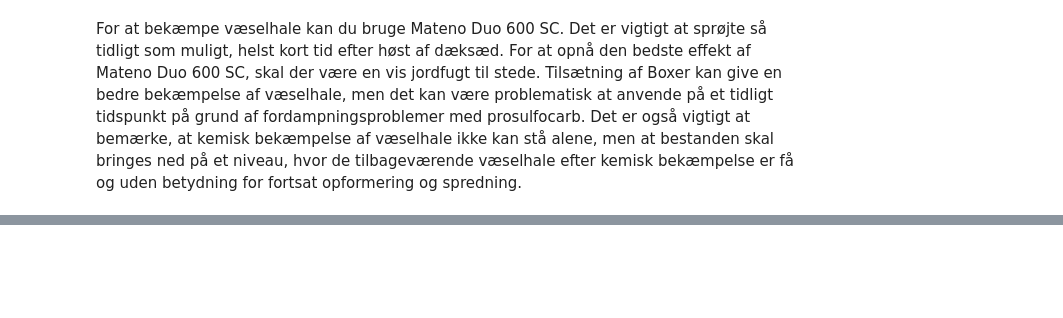
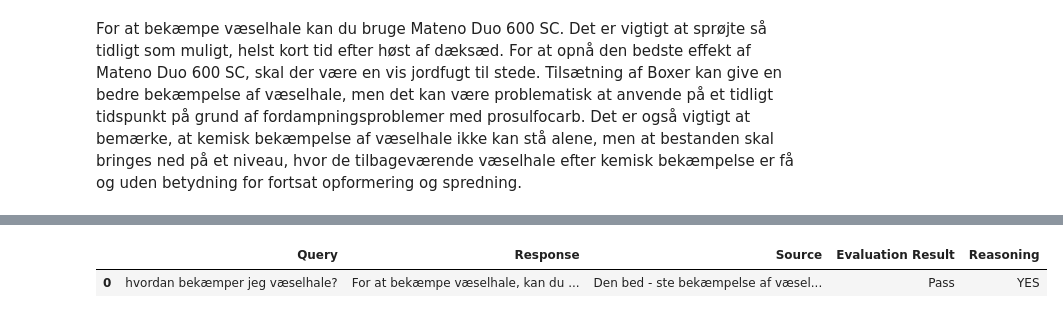
Before and after one commit to Jakob98-code/advanced-rag-examples, a Jupyter notebook: Simple-HyDE-example.ipynb, the cells around one changed output, grey strips where cells are left out. Drawn from its saved outputs; the diff is of its cells as text; code cells hidden in the pictures; blank space fills up the shorter version.

Commit message:
Added evaluation notebook

```diff
--- a/Simple-HyDE-example.ipynb
+++ b/Simple-HyDE-example.ipynb
@@ -647,0 +753,8 @@ For at bekæmpe væselhale kan du bruge Mateno Duo 600 SC. Det er vigtigt at spr
+# %%
+evaluator = RelevancyEvaluator(llm=llm)
+query_engine = RetryQueryEngine(
+    query_engine=index.as_query_engine(), evaluator=evaluator
+)
+# %%
+response = query_engine.query(str_or_query_bundle=query)
+display(Markdown(f"Query: {query}\n\nResponse:\n\n {response}"))
@@ -647,0 +767,35 @@ For at bekæmpe væselhale kan du bruge Mateno Duo 600 SC. Det er vigtigt at spr
+# %%
+from llama_index.core.evaluation import EvaluationResult
+
+
+# define jupyter display function
+def display_eval_df(
+    query: str, response: Response, eval_result: EvaluationResult
+) -> None:
+    eval_df = pd.DataFrame(
+        {
+            "Query": query,
+            "Response": str(response),
+            "Source": response.source_nodes[0].node.text[:1000] + "...",
+            "Evaluation Result": "Pass" if eval_result.passing else "Fail",
+            "Reasoning": eval_result.feedback,
+        },
+        index=[0],
+    )
+    eval_df = eval_df.style.set_properties(
+        **{
+            "inline-size": "600px",
+            "overflow-wrap": "break-word",
+        },
+        subset=["Response", "Source"]
+    )
+    display(eval_df)
+# %%
+eval_result = evaluator.evaluate_response(
+    query=query, response=response
+)
+
+display_eval_df(query, response, eval_result)
+# %% [output]
+|  | Query | Response | Source | Evaluation Result | Reasoning |
+| 0 | hvordan bekæmper jeg væselhale? | For at bekæmpe væselhale, kan du ... | Den bed - ste bekæmpelse af væsel... | Pass | YES |
```
Also changed, not shown: parts of 16 cells of this notebook, 1 other file.
